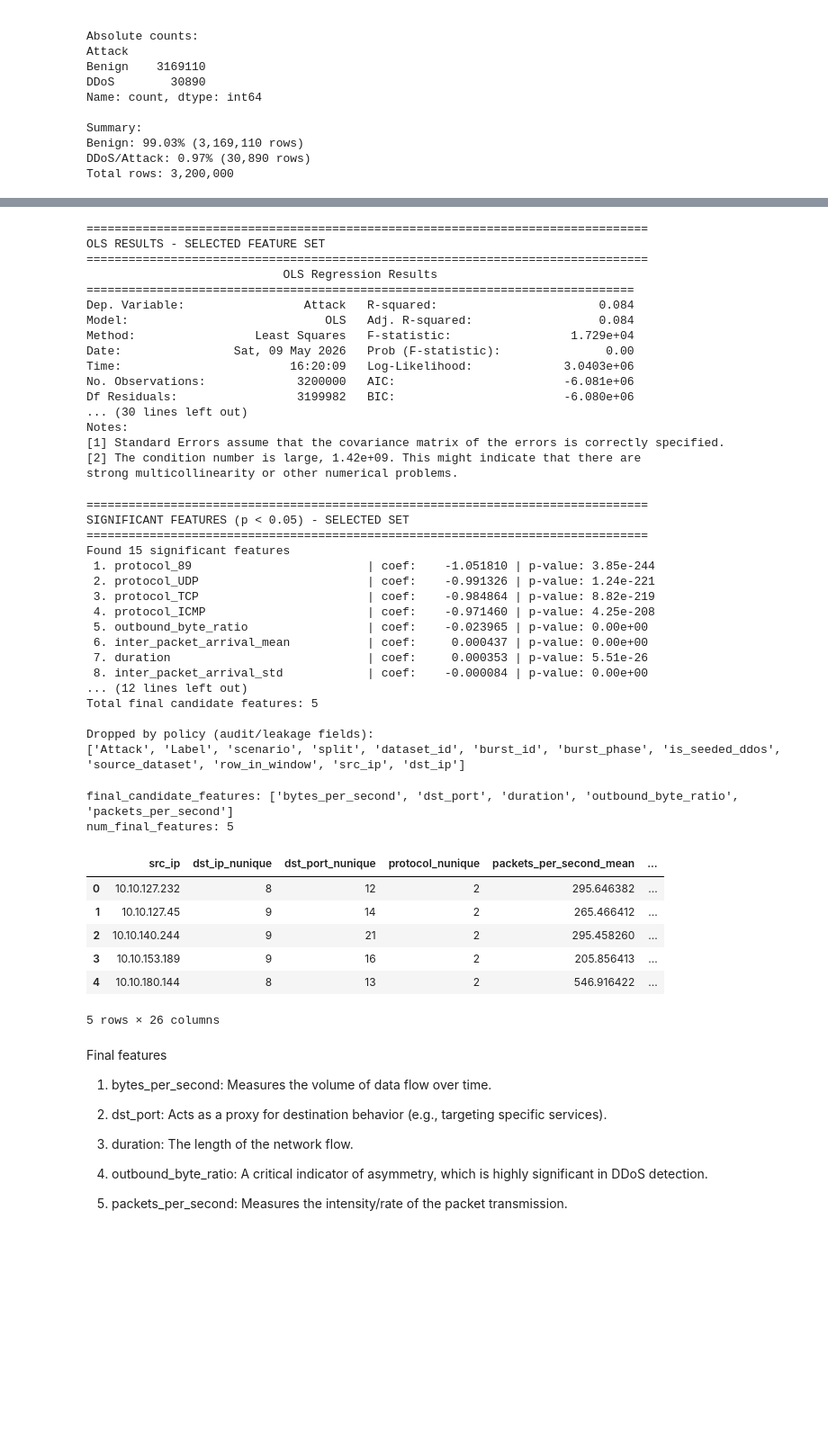
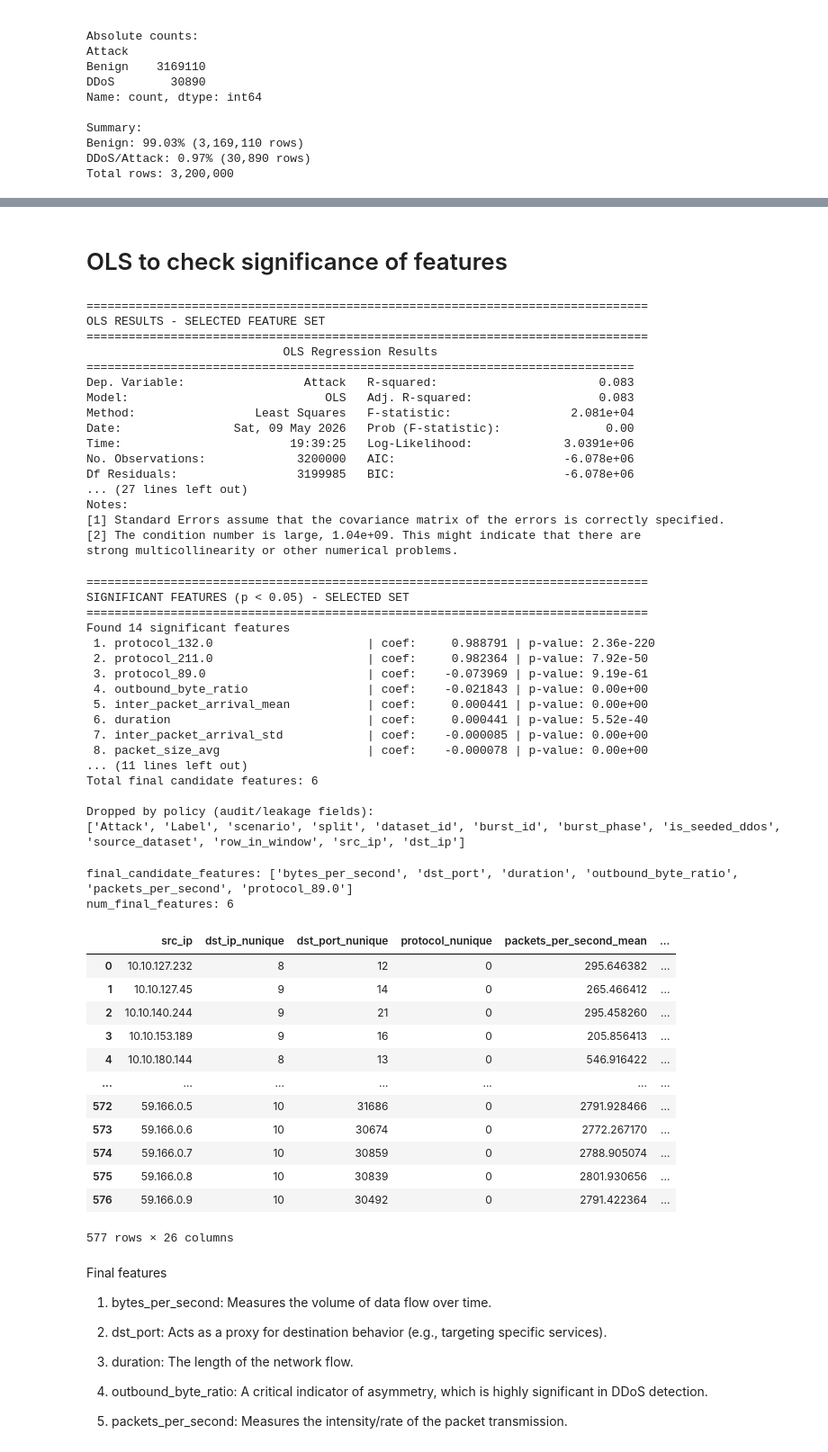
Before and after one commit to supermarine45/4BE, a Jupyter notebook: QCentroid - ETH Hackathon 2026/ols.ipynb, the cells around one changed output, grey strips where cells are left out. Shown at 90% size. Cells and saved outputs as stored; diff of their text form; code cells hidden in the pictures; blank space fills up the shorter version.

```diff
--- a/QCentroid - ETH Hackathon 2026/ols.ipynb
+++ b/QCentroid - ETH Hackathon 2026/ols.ipynb
@@ -352,4 +356,4 @@ split
 train  3200000       100.0
 # %%
 # Drop columns with missing values
-df_reduced_clean = df_reduced.drop(columns=['burst_id', 'burst_phase'], errors='ignore')
+df_reduced = df_reduced.drop(columns=['burst_id', 'burst_phase'], errors='ignore')
@@ -481,3 +490,5 @@ Good features (<=10): 5
+# %% [markdown]
+# OLS to check significance of features
 # %%
 import statsmodels.api as sm
 
@@ -495,17 +506,17 @@ OLS RESULTS - SELECTED FEATURE SET
 ================================================================================
                             OLS Regression Results
 ==============================================================================
-Dep. Variable:                 Attack   R-squared:                       0.084
-Model:                            OLS   Adj. R-squared:                  0.084
-Method:                 Least Squares   F-statistic:                 1.729e+04
+Dep. Variable:                 Attack   R-squared:                       0.083
+Model:                            OLS   Adj. R-squared:                  0.083
+Method:                 Least Squares   F-statistic:                 2.081e+04
 Date:                Sat, 09 May 2026   Prob (F-statistic):               0.00
-Time:                        16:20:09   Log-Likelihood:             3.0403e+06
-No. Observations:             3200000   AIC:                        -6.081e+06
-Df Residuals:                 3199982   BIC:                        -6.080e+06
-... (30 lines left out)
+Time:                        19:39:25   Log-Likelihood:             3.0391e+06
+No. Observations:             3200000   AIC:                        -6.078e+06
+Df Residuals:                 3199985   BIC:                        -6.078e+06
+... (27 lines left out)
 Notes:
 [1] Standard Errors assume that the covariance matrix of the errors is correctly specified.
-[2] The condition number is large, 1.42e+09. This might indicate that there are
+[2] The condition number is large, 1.04e+09. This might indicate that there are
 strong multicollinearity or other numerical problems.
 # %%
 # Significant features from OLS using selected feature set
@@ -549,17 +560,17 @@ print(audit_fields + identity_fields)
 ================================================================================
 SIGNIFICANT FEATURES (p < 0.05) - SELECTED SET
 ================================================================================
-Found 15 significant features
- 1. protocol_89                         | coef:    -1.051810 | p-value: 3.85e-244
- 2. protocol_UDP                        | coef:    -0.991326 | p-value: 1.24e-221
- 3. protocol_TCP                        | coef:    -0.984864 | p-value: 8.82e-219
- 4. protocol_ICMP                       | coef:    -0.971460 | p-value: 4.25e-208
- 5. outbound_byte_ratio                 | coef:    -0.023965 | p-value: 0.00e+00
- 6. inter_packet_arrival_mean           | coef:     0.000437 | p-value: 0.00e+00
- 7. duration                            | coef:     0.000353 | p-value: 5.51e-26
- 8. inter_packet_arrival_std            | coef:    -0.000084 | p-value: 0.00e+00
-... (12 lines left out)
-Total final candidate features: 5
+Found 14 significant features
+ 1. protocol_132.0                      | coef:     0.988791 | p-value: 2.36e-220
+ 2. protocol_211.0                      | coef:     0.982364 | p-value: 7.92e-50
+ 3. protocol_89.0                       | coef:    -0.073969 | p-value: 9.19e-61
+ 4. outbound_byte_ratio                 | coef:    -0.021843 | p-value: 0.00e+00
+ 5. inter_packet_arrival_mean           | coef:     0.000441 | p-value: 0.00e+00
+ 6. duration                            | coef:     0.000441 | p-value: 5.52e-40
+ 7. inter_packet_arrival_std            | coef:    -0.000085 | p-value: 0.00e+00
+ 8. packet_size_avg                     | coef:    -0.000078 | p-value: 0.00e+00
+... (11 lines left out)
+Total final candidate features: 6
 
 Dropped by policy (audit/leakage fields):
 ['Attack', 'Label', 'scenario', 'split', 'dataset_id', 'burst_id', 'burst_phase', 'is_seeded_ddos', 'source_dataset', 'row_in_window', 'src_ip', 'dst_ip']
@@ -567,14 +578,15 @@ Dropped by policy (audit/leakage fields):
 print('final_candidate_features:', final_candidate_features)
 print('num_final_features:', len(final_candidate_features))
 # %% [output]
-final_candidate_features: ['bytes_per_second', 'dst_port', 'duration', 'outbound_byte_ratio', 'packets_per_second']
-num_final_features: 5
+final_candidate_features: ['bytes_per_second', 'dst_port', 'duration', 'outbound_byte_ratio', 'packets_per_second', 'protocol_89.0']
+num_final_features: 6
 # %%
+"""
 def engineer_ddos_features(df):
     # Define thresholds based on common DDoS characteristics
     SMALL_PACKET_THRESHOLD = 128
-    HIGH_PPS_THRESHOLD = 1000  # Based on your OLS significance of pps
-    LOW_OUTBOUND_THRESHOLD = 0.1 # Based on your OLS significance of outbound ratio
+    HIGH_PPS_THRESHOLD = 1000
+    LOW_OUTBOUND_THRESHOLD = 0.1
 
     # 1. Base Aggregations
     # We use a dictionary for standard mean/max/sum operations
@@ -610,40 +622,47 @@ def engineer_ddos_features(df):
     features['concentration_dst_port'] = grouped['dst_port'].apply(
         lambda x: x.value_counts().iloc[0] / len(x) if not x.empty else 0
     )
 
     # Protocol Shares (TCP=6, UDP=17, ICMP=1)
     features['share_tcp'] = grouped['protocol'].apply(lambda x: (x == 6).mean())
     features['share_udp'] = grouped['protocol'].apply(lambda x: (x == 17).mean())
     features['share_icmp'] = grouped['protocol'].apply(lambda x: (x == 1).mean())
 
     # Behavioral Shares
     features['share_small_packets'] = grouped['packet_size_avg'].apply(
         lambda x: (x < SMALL_PACKET_THRESHOLD).mean()
     )
     features['share_high_pps'] = grouped['packets_per_second'].apply(
         lambda x: (x > HIGH_PPS_THRESHOLD).mean()
     )
     features['share_low_outbound'] = grouped['outbound_byte_ratio'].apply(
         lambda x: (x < LOW_OUTBOUND_THRESHOLD).mean()
     )
 
     # Number of flows generated by source
     features['num_flows'] = grouped.size()
 
     # Final cleanup: Replace NaNs from std() calculations with 0
     return features.fillna(0).reset_index()
 
 # Integration into your notebook:
 df_engineered = engineer_ddos_features(df_reduced)
-df_engineered.head()
+display(df_engineered)
+"""
 # %% [output]
 |  | src_ip | dst_ip_nunique | dst_port_nunique | protocol_nunique | packets_per_second_mean | ... |
-| 0 | 10.10.127.232 | 8 | 12 | 2 | 295.646382 | ... |
-| 1 | 10.10.127.45 | 9 | 14 | 2 | 265.466412 | ... |
-| 2 | 10.10.140.244 | 9 | 21 | 2 | 295.458260 | ... |
-| 3 | 10.10.153.189 | 9 | 16 | 2 | 205.856413 | ... |
-| 4 | 10.10.180.144 | 8 | 13 | 2 | 546.916422 | ... |
+| 0 | 10.10.127.232 | 8 | 12 | 0 | 295.646382 | ... |
+| 1 | 10.10.127.45 | 9 | 14 | 0 | 265.466412 | ... |
+| 2 | 10.10.140.244 | 9 | 21 | 0 | 295.458260 | ... |
+| 3 | 10.10.153.189 | 9 | 16 | 0 | 205.856413 | ... |
+| 4 | 10.10.180.144 | 8 | 13 | 0 | 546.916422 | ... |
+| ... | ... | ... | ... | ... | ... | ... |
+| 572 | 59.166.0.5 | 10 | 31686 | 0 | 2791.928466 | ... |
+| 573 | 59.166.0.6 | 10 | 30674 | 0 | 2772.267170 | ... |
+| 574 | 59.166.0.7 | 10 | 30859 | 0 | 2788.905074 | ... |
+| 575 | 59.166.0.8 | 10 | 30839 | 0 | 2801.930656 | ... |
+| 576 | 59.166.0.9 | 10 | 30492 | 0 | 2791.422364 | ... |
-5 rows × 26 columns
+577 rows × 26 columns
 # %% [markdown]
 Final features
 
```
Also changed, not shown: parts of 11 cells of this notebook, 3 other files.
